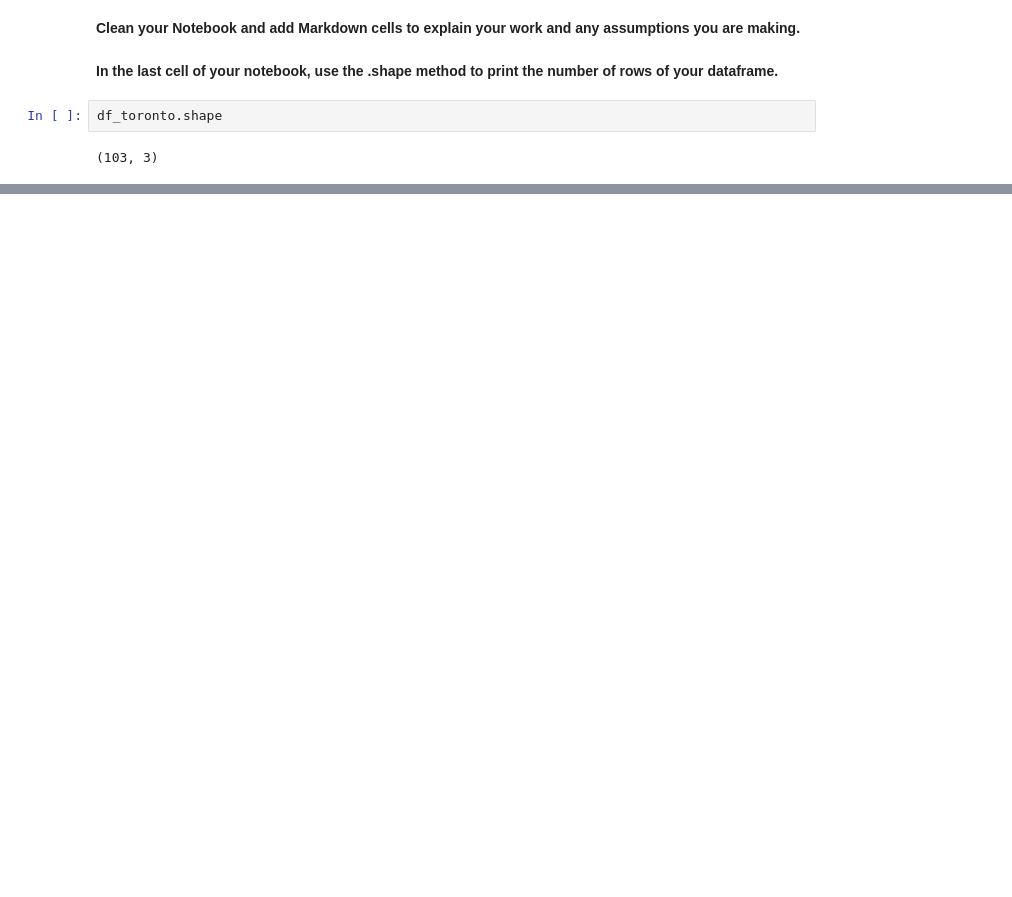
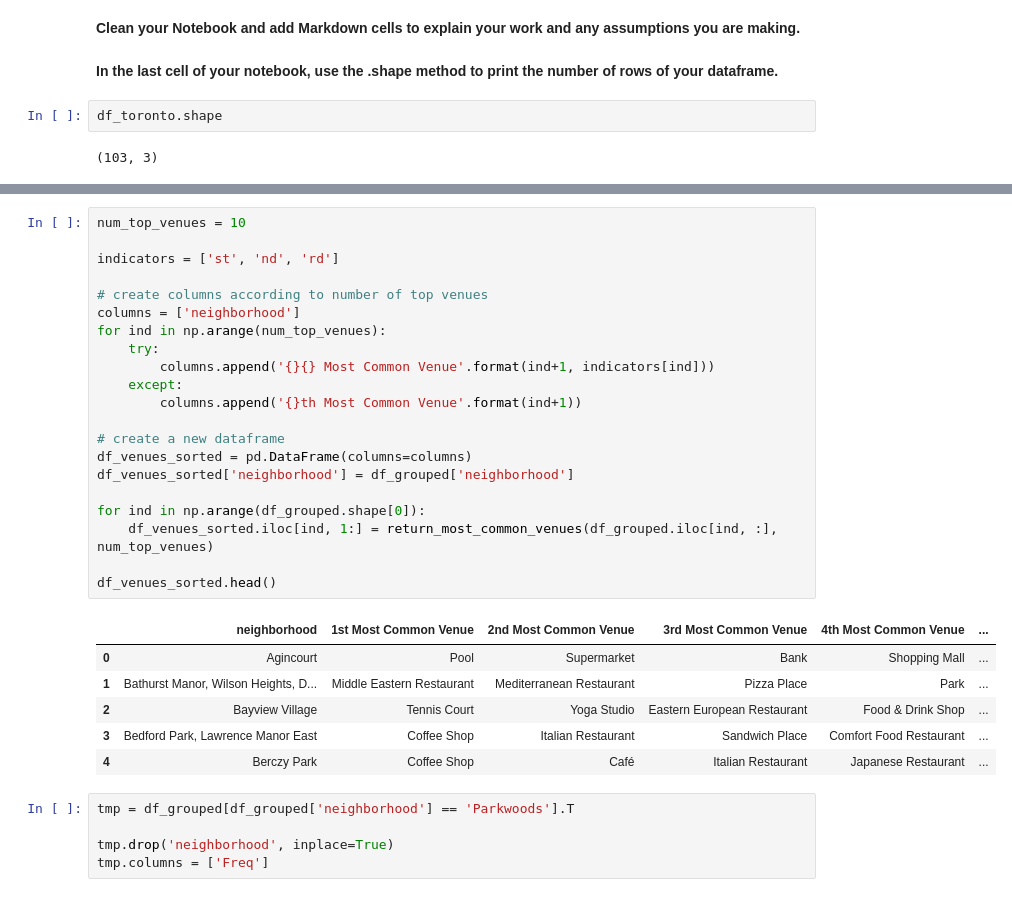
Before and after one commit to pemm8/Coursera_Capstone, a Jupyter notebook: capstone_notebook_v1.ipynb, the cells around one changed output, grey strips where cells are left out. Saved outputs shown, nothing was run; the diff lists cells and outputs as text; blank space fills up the shorter version.

```diff
--- a/capstone_notebook_v1.ipynb
+++ b/capstone_notebook_v1.ipynb
@@ -54,0 +252,33 @@ df_toronto.shape
+# %%
+num_top_venues = 10
+
+indicators = ['st', 'nd', 'rd']
+
+# create columns according to number of top venues
+columns = ['neighborhood']
+for ind in np.arange(num_top_venues):
+    try:
+        columns.append('{}{} Most Common Venue'.format(ind+1, indicators[ind]))
+    except:
+        columns.append('{}th Most Common Venue'.format(ind+1))
+
+# create a new dataframe
+df_venues_sorted = pd.DataFrame(columns=columns)
+df_venues_sorted['neighborhood'] = df_grouped['neighborhood']
+
+for ind in np.arange(df_grouped.shape[0]):
+    df_venues_sorted.iloc[ind, 1:] = return_most_common_venues(df_grouped.iloc[ind, :], num_top_venues)
+
+df_venues_sorted.head()
+# %% [output]
+|  | neighborhood | 1st Most Common Venue | 2nd Most Common Venue | 3rd Most Common Venue | 4th Most Common Venue | ... |
+| 0 | Agincourt | Pool | Supermarket | Bank | Shopping Mall | ... |
+| 1 | Bathurst Manor, Wilson Heights, D... | Middle Eastern Restaurant | Mediterranean Restaurant | Pizza Place | Park | ... |
+| 2 | Bayview Village | Tennis Court | Yoga Studio | Eastern European Restaurant | Food & Drink Shop | ... |
+| 3 | Bedford Park, Lawrence Manor East | Coffee Shop | Italian Restaurant | Sandwich Place | Comfort Food Restaurant | ... |
+| 4 | Berczy Park | Coffee Shop | Café | Italian Restaurant | Japanese Restaurant | ... |
+# %%
+tmp = df_grouped[df_grouped['neighborhood'] == 'Parkwoods'].T
+
+tmp.drop('neighborhood', inplace=True)
+tmp.columns = ['Freq']
```
Also changed, not shown: parts of 47 cells of this notebook, 1 other file.
